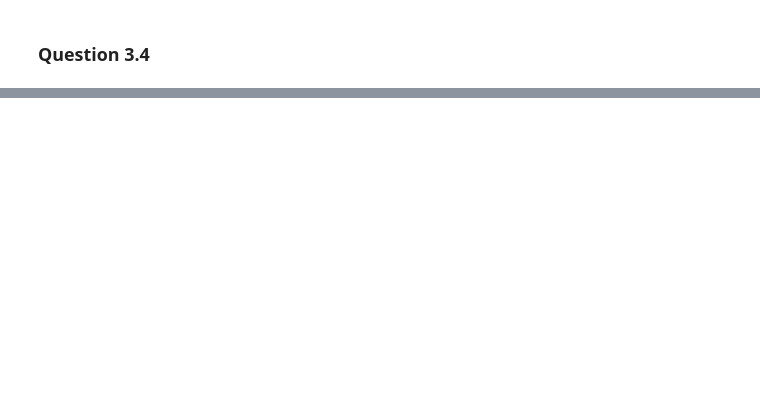
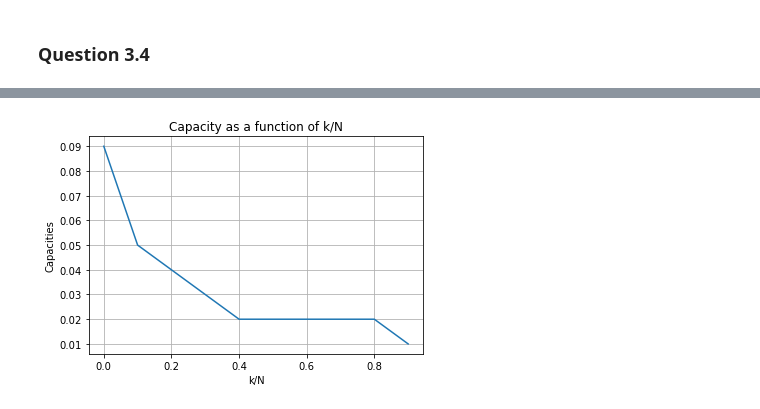
Before and after one commit to lplacidet/BMNN-Project, a Jupyter notebook: BMNN Miniproject.ipynb, the cells around one changed output, grey strips where cells are left out. Cells and saved outputs as stored; diff of their text form; code cells hidden in the pictures; blank space fills up the shorter version.

```diff
--- a/BMNN Miniproject.ipynb
+++ b/BMNN Miniproject.ipynb
@@ -473,0 +444,4 @@ Text(0.5, 1.0, 'Gain function for beta = 1')
+# %%
+k_values = np.arange(0, 100, 10)
+print("k_values: ")
+print(k_values)
@@ -473,0 +451,3 @@ Text(0.5, 1.0, 'Gain function for beta = 1')
+# %%
+num_pattern_list = np.arange(1, 101, 1)
+print(num_pattern_list)
@@ -473,0 +547,14 @@ Text(0.5, 1.0, 'Gain function for beta = 1')
+# %%
+plt.figure()
+
+k_range = k_values/N
+
+plt.plot(k_range, capacity_k)
+plt.xlabel('k/N')
+plt.ylabel('Capacities')
+plt.title('Capacity as a function of k/N')
+
+plt.grid(True)
+plt.savefig('question41.png', bbox_inches='tight')
+# %% [output]
+[figure, added]
```
Also changed, not shown: parts of 9 cells of this notebook, 4 other files.
